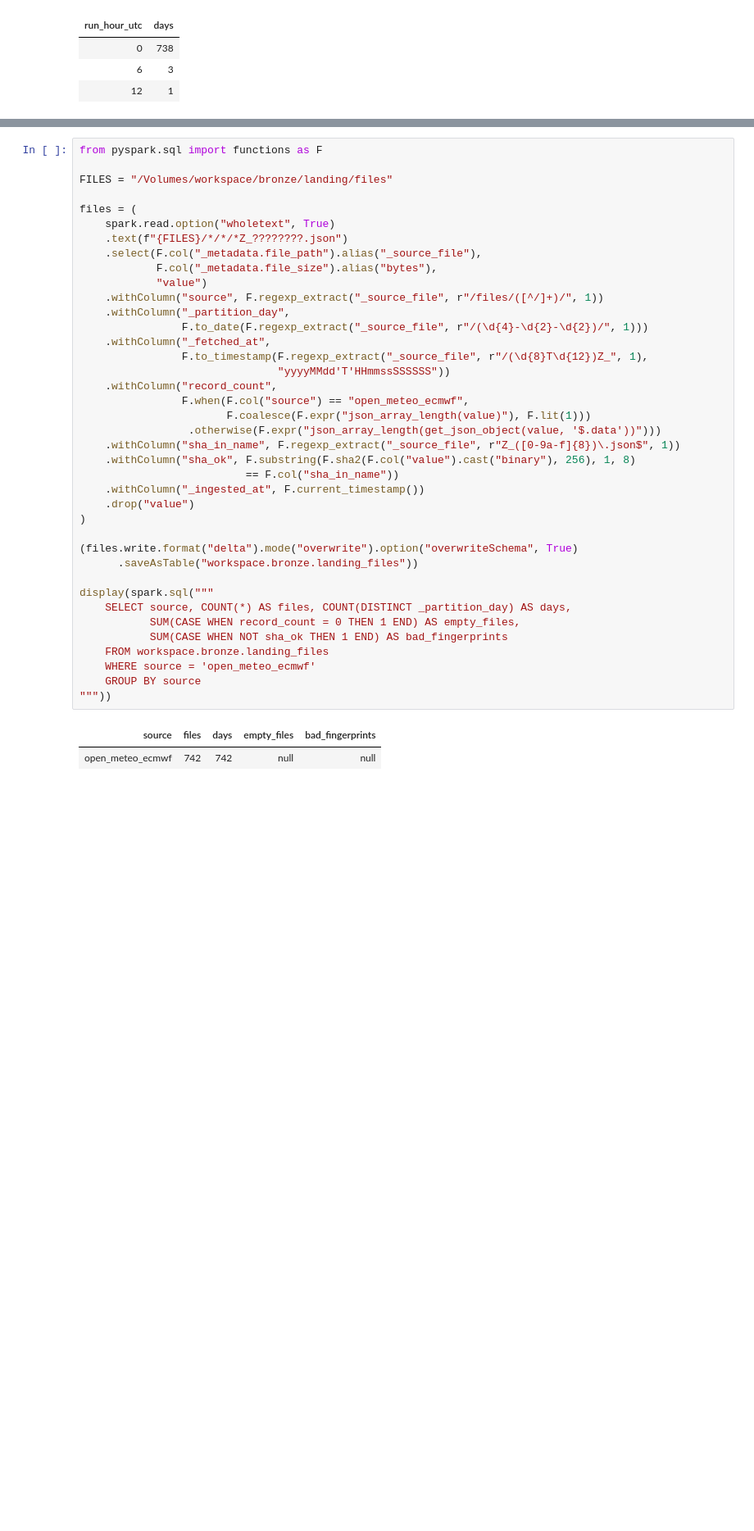
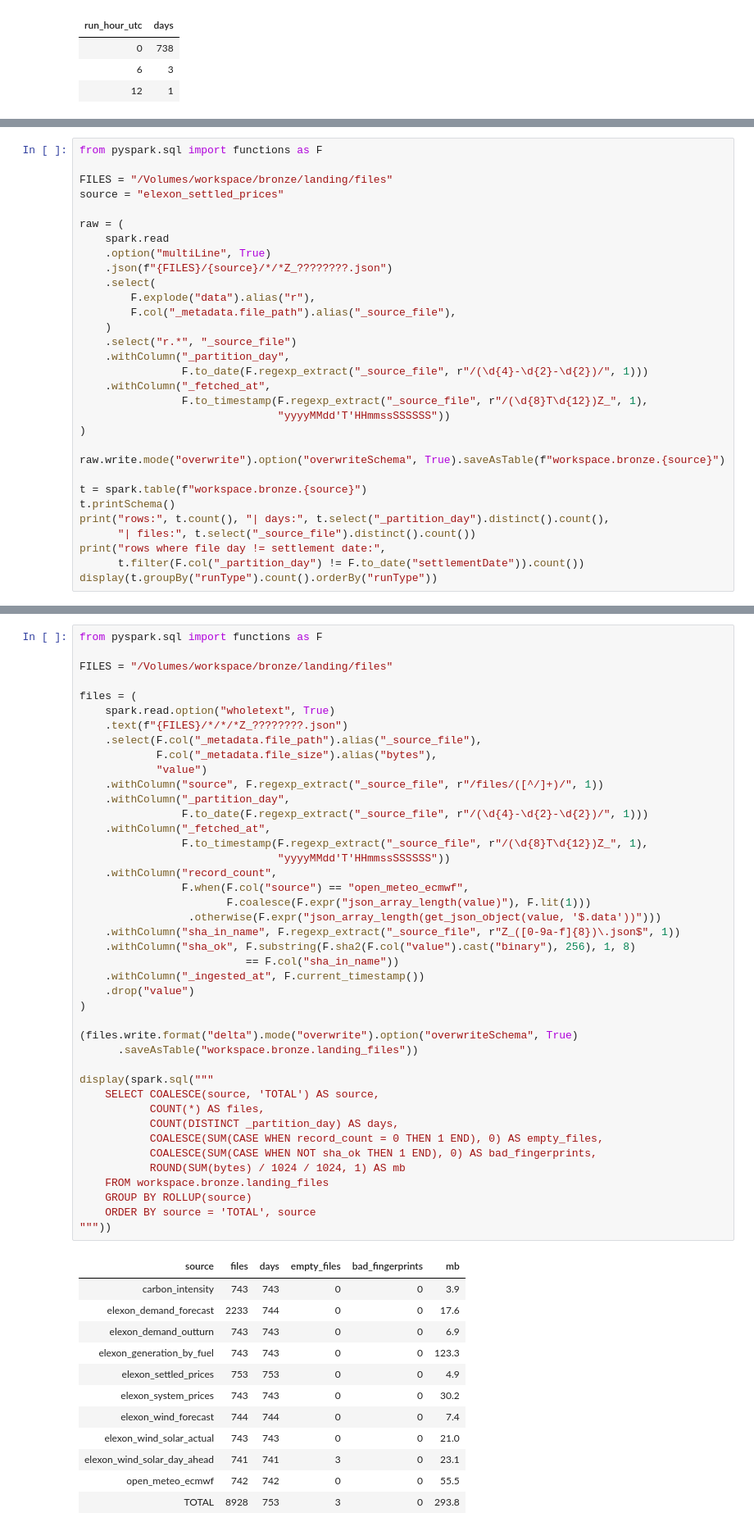
Before and after one commit to umarkhan0206/uk-power-pipeline, a Jupyter notebook: databricks/02_bronze.ipynb, the cells around one changed output, grey strips where cells are left out. Shown at 82% size. Cells and saved outputs as stored; diff of their text form; blank space fills up the shorter version.

Commit message:
Settled prices in Bronze and Silver; Gold target switched to settled price via a clean single-save build

```diff
--- a/databricks/02_bronze.ipynb
+++ b/databricks/02_bronze.ipynb
@@ -338,0 +383,31 @@ rows: 1492704 | files: 742 | days: 742 | rows without run time: 0
+# %%
+from pyspark.sql import functions as F
+
+FILES = "/Volumes/workspace/bronze/landing/files"
+source = "elexon_settled_prices"
+
+raw = (
+    spark.read
+    .option("multiLine", True)
+    .json(f"{FILES}/{source}/*/*Z_????????.json")
+    .select(
+        F.explode("data").alias("r"),
+        F.col("_metadata.file_path").alias("_source_file"),
+    )
+    .select("r.*", "_source_file")
+    .withColumn("_partition_day",
+                F.to_date(F.regexp_extract("_source_file", r"/(\d{4}-\d{2}-\d{2})/", 1)))
+    .withColumn("_fetched_at",
+                F.to_timestamp(F.regexp_extract("_source_file", r"/(\d{8}T\d{12})Z_", 1),
+                               "yyyyMMdd'T'HHmmssSSSSSS"))
+)
+
+raw.write.mode("overwrite").option("overwriteSchema", True).saveAsTable(f"workspace.bronze.{source}")
+
+t = spark.table(f"workspace.bronze.{source}")
+t.printSchema()
+print("rows:", t.count(), "| days:", t.select("_partition_day").distinct().count(),
+      "| files:", t.select("_source_file").distinct().count())
+print("rows where file day != settlement date:",
+      t.filter(F.col("_partition_day") != F.to_date("settlementDate")).count())
+display(t.groupBy("runType").count().orderBy("runType"))
@@ -344,37 +440,50 @@ FILES = "/Volumes/workspace/bronze/landing/files"
 files = (
     spark.read.option("wholetext", True)
     .text(f"{FILES}/*/*/*Z_????????.json")
     .select(F.col("_metadata.file_path").alias("_source_file"),
             F.col("_metadata.file_size").alias("bytes"),
             "value")
     .withColumn("source", F.regexp_extract("_source_file", r"/files/([^/]+)/", 1))
     .withColumn("_partition_day",
                 F.to_date(F.regexp_extract("_source_file", r"/(\d{4}-\d{2}-\d{2})/", 1)))
     .withColumn("_fetched_at",
                 F.to_timestamp(F.regexp_extract("_source_file", r"/(\d{8}T\d{12})Z_", 1),
                                "yyyyMMdd'T'HHmmssSSSSSS"))
     .withColumn("record_count",
                 F.when(F.col("source") == "open_meteo_ecmwf",
                        F.coalesce(F.expr("json_array_length(value)"), F.lit(1)))
                  .otherwise(F.expr("json_array_length(get_json_object(value, '$.data'))")))
     .withColumn("sha_in_name", F.regexp_extract("_source_file", r"Z_([0-9a-f]{8})\.json$", 1))
     .withColumn("sha_ok", F.substring(F.sha2(F.col("value").cast("binary"), 256), 1, 8)
                           == F.col("sha_in_name"))
     .withColumn("_ingested_at", F.current_timestamp())
     .drop("value")
 )
 
 (files.write.format("delta").mode("overwrite").option("overwriteSchema", True)
       .saveAsTable("workspace.bronze.landing_files"))
 
 display(spark.sql("""
-    SELECT source, COUNT(*) AS files, COUNT(DISTINCT _partition_day) AS days,
-           SUM(CASE WHEN record_count = 0 THEN 1 END) AS empty_files,
-           SUM(CASE WHEN NOT sha_ok THEN 1 END) AS bad_fingerprints
+    SELECT COALESCE(source, 'TOTAL') AS source,
+           COUNT(*) AS files,
+           COUNT(DISTINCT _partition_day) AS days,
+           COALESCE(SUM(CASE WHEN record_count = 0 THEN 1 END), 0) AS empty_files,
+           COALESCE(SUM(CASE WHEN NOT sha_ok THEN 1 END), 0) AS bad_fingerprints,
+           ROUND(SUM(bytes) / 1024 / 1024, 1) AS mb
     FROM workspace.bronze.landing_files
-    WHERE source = 'open_meteo_ecmwf'
-    GROUP BY source
+    GROUP BY ROLLUP(source)
+    ORDER BY source = 'TOTAL', source
 """))
 # %% [output]
-| source | files | days | empty_files | bad_fingerprints |
-| open_meteo_ecmwf | 742 | 742 | null | null |
+| source | files | days | empty_files | bad_fingerprints | mb |
+| carbon_intensity | 743 | 743 | 0 | 0 | 3.9 |
+| elexon_demand_forecast | 2233 | 744 | 0 | 0 | 17.6 |
+| elexon_demand_outturn | 743 | 743 | 0 | 0 | 6.9 |
+| elexon_generation_by_fuel | 743 | 743 | 0 | 0 | 123.3 |
+| elexon_settled_prices | 753 | 753 | 0 | 0 | 4.9 |
+| elexon_system_prices | 743 | 743 | 0 | 0 | 30.2 |
+| elexon_wind_forecast | 744 | 744 | 0 | 0 | 7.4 |
+| elexon_wind_solar_actual | 743 | 743 | 0 | 0 | 21.0 |
+| elexon_wind_solar_day_ahead | 741 | 741 | 3 | 0 | 23.1 |
+| open_meteo_ecmwf | 742 | 742 | 0 | 0 | 55.5 |
+| TOTAL | 8928 | 753 | 3 | 0 | 293.8 |
```
Also changed, not shown: parts of 3 cells of this notebook, 3 other files.
